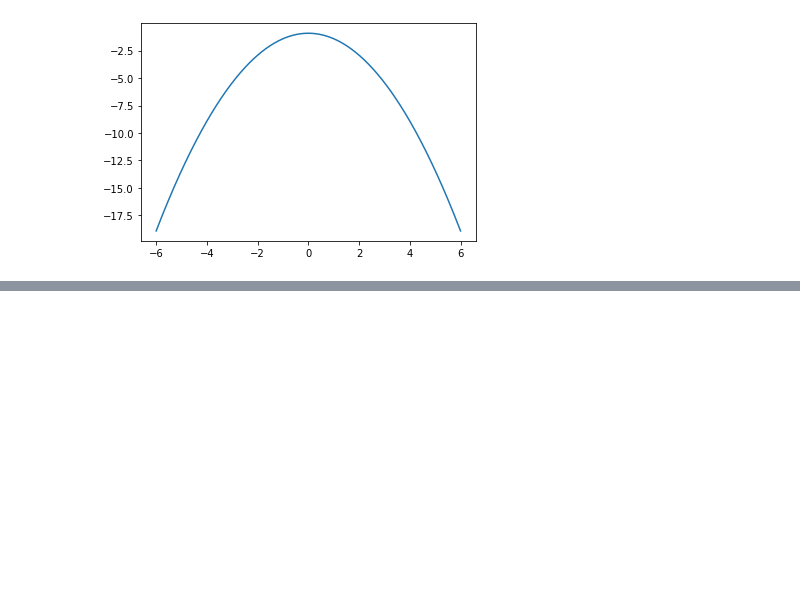
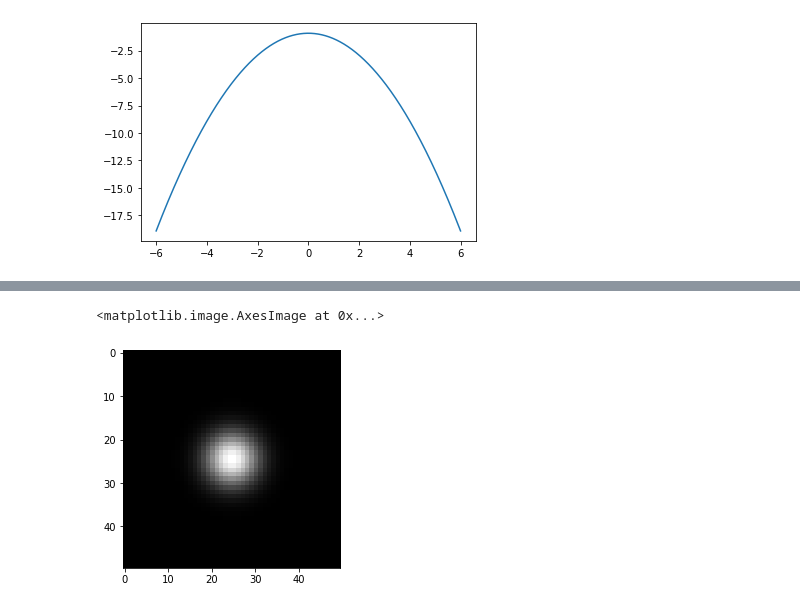
Before and after one commit to VHugoBarnes/machine-learning-practice, a Jupyter notebook: numpy-stack/scipy-tutorial.ipynb, the cells around one changed output, grey strips where cells are left out. Drawn from its saved outputs; the diff is of its cells as text; code cells hidden in the pictures; blank space fills up the shorter version.

```diff
--- a/numpy-stack/scipy-tutorial.ipynb
+++ b/numpy-stack/scipy-tutorial.ipynb
@@ -27,0 +49,11 @@ plt.plot(x, logfx);
+# %%
+x = np.linspace(-6, 6, 50)
+# %%
+fx = norm.pdf(x, loc=0, scale=1)
+# %%
+filt = np.outer(fx, fx)
+# %%
+plt.imshow(filt, cmap='gray')
+# %% [output]
+<matplotlib.image.AxesImage at 0x...>
+[figure, added]
```
Also changed, not shown: parts of 9 cells of this notebook, 1 other file.
